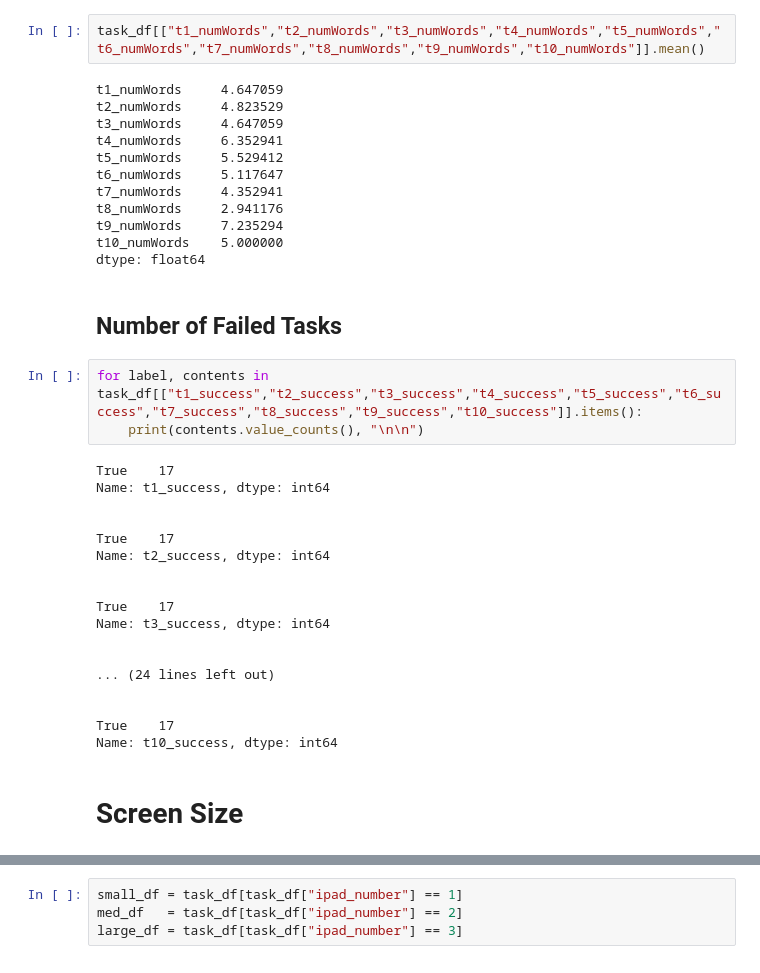
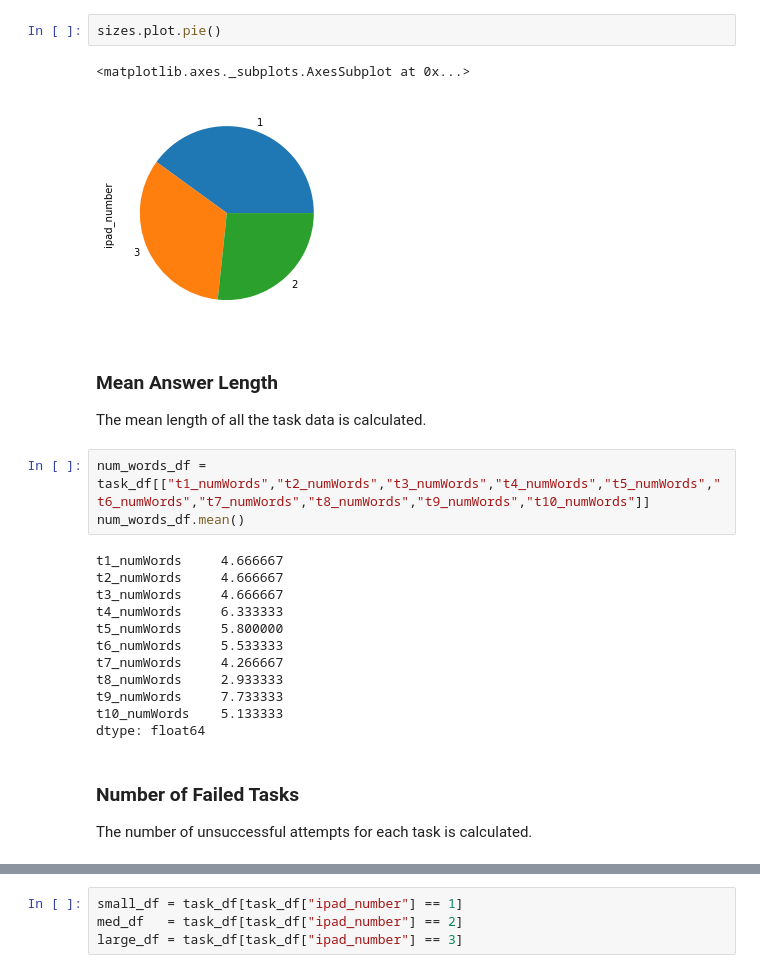
Before and after one commit to BladeF/Thesis-Data-Analysis, a Jupyter notebook: notebooks/data_analysis.ipynb, the cells around one changed output, grey strips where cells are left out. Drawn from its saved outputs; the diff is of its cells as text.

```diff
--- a/notebooks/data_analysis.ipynb
+++ b/notebooks/data_analysis.ipynb
@@ -29,39 +50,28 @@ task_df
+# %%
+sizes.plot.pie()
+# %% [output]
+<matplotlib.axes._subplots.AxesSubplot at 0x...>
+[figure, added]
+# %% [markdown]
+ ### Mean Answer Length ###
+
+ The mean length of all the task data is calculated.
 # %%
-task_df[["t1_numWords","t2_numWords","t3_numWords","t4_numWords","t5_numWords","t6_numWords","t7_numWords","t8_numWords","t9_numWords","t10_numWords"]].mean()
+num_words_df = task_df[["t1_numWords","t2_numWords","t3_numWords","t4_numWords","t5_numWords","t6_numWords","t7_numWords","t8_numWords","t9_numWords","t10_numWords"]]
+num_words_df.mean()
 # %% [output]
-t1_numWords     4.647059
-t2_numWords     4.823529
-t3_numWords     4.647059
-t4_numWords     6.352941
-t5_numWords     5.529412
-t6_numWords     5.117647
-t7_numWords     4.352941
-t8_numWords     2.941176
-t9_numWords     7.235294
-t10_numWords    5.000000
+t1_numWords     4.666667
+t2_numWords     4.666667
+t3_numWords     4.666667
+t4_numWords     6.333333
+t5_numWords     5.800000
+t6_numWords     5.533333
+t7_numWords     4.266667
+t8_numWords     2.933333
+t9_numWords     7.733333
+t10_numWords    5.133333
 dtype: float64
 # %% [markdown]
-## Number of Failed Tasks ##
+### Number of Failed Tasks ###
+
+The number of unsuccessful attempts for each task is calculated.
-# %%
-for label, contents in task_df[["t1_success","t2_success","t3_success","t4_success","t5_success","t6_success","t7_success","t8_success","t9_success","t10_success"]].items():
-    print(contents.value_counts(), "\n\n")
-# %% [output]
-True    17
-Name: t1_success, dtype: int64
-
-
-True    17
-Name: t2_success, dtype: int64
-
-
-True    17
-Name: t3_success, dtype: int64
-
-
-... (24 lines left out)
-
-
-True    17
-Name: t10_success, dtype: int64
-# %% [markdown]
-# Screen Size #
```
Also changed, not shown: parts of 16 cells of this notebook.
